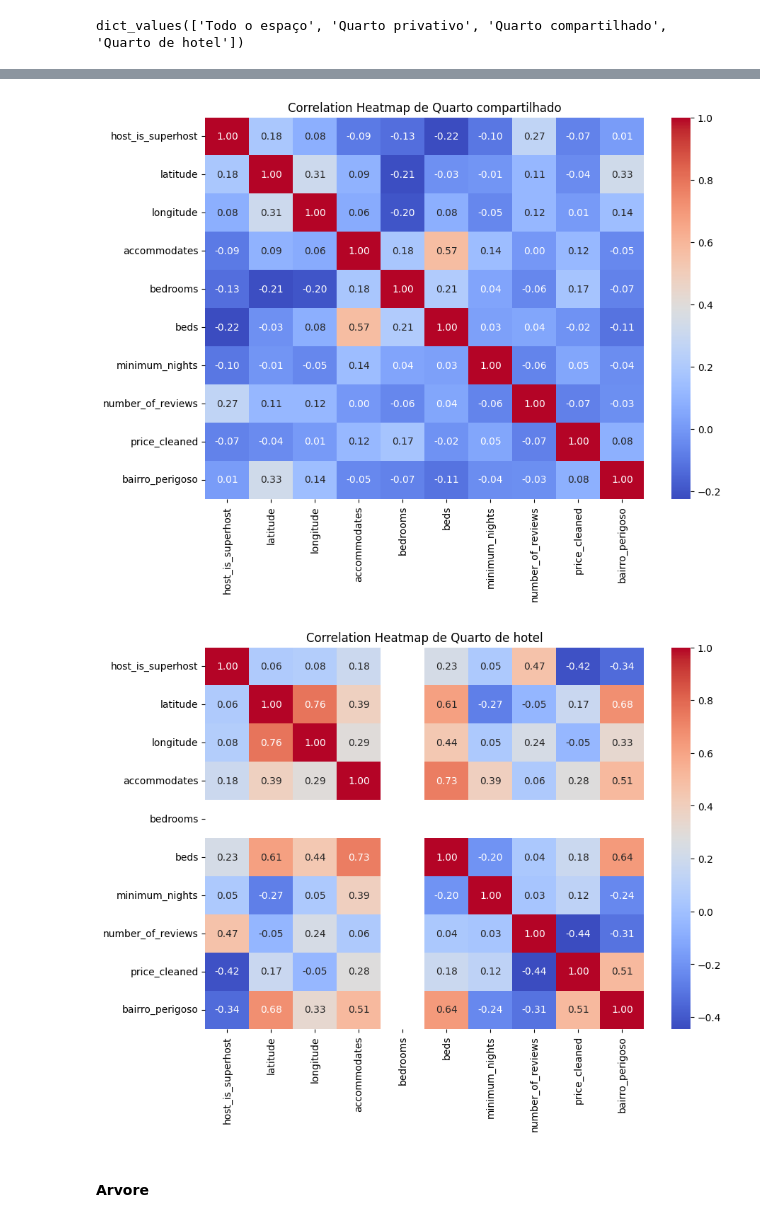
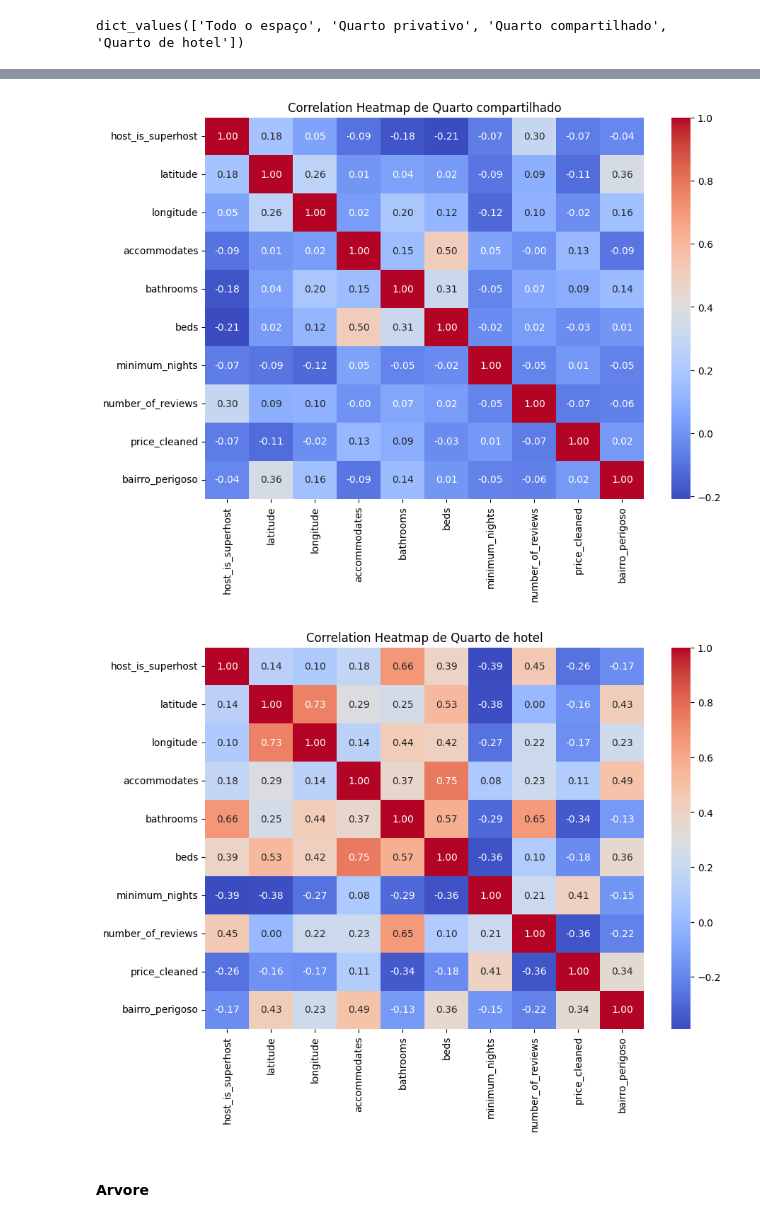
Before and after one commit to AlbertButzke/Air-BnB, a Jupyter notebook: notebooks/01_rio_de_janeiro_analysis.ipynb, the cells around one changed output, grey strips where cells are left out. Drawn from its saved outputs; the diff is of its cells as text; code cells hidden in the pictures.

```diff
--- a/notebooks/01_rio_de_janeiro_analysis.ipynb
+++ b/notebooks/01_rio_de_janeiro_analysis.ipynb
@@ -901,7 +1218,7 @@ one_hot = enc.transform(df_arvore_regressora[['room_type']]).toarray()
 df_arvore_regressora[['Quarto compartilhado', 'Quarto privativo', 'Todo o espaço', 'Quarto de hotel']] = one_hot
 # %%
 cat_cols = ['host_is_superhost', 'bairro_perigoso', 'room_type']
-num_cols = ['latitude', 'longitude', 'accommodates', 'bedrooms', 'beds', 'minimum_nights', 'number_of_reviews']#, 'bathrooms' , 'len_description', 'len_name']
+num_cols = ['latitude', 'longitude', 'accommodates', 'bathrooms', 'beds', 'minimum_nights', 'number_of_reviews']#, 'bedrooms' , 'len_description', 'len_name']
 # %%
 corr = df_arvore_regressora[[
     'host_is_superhost', 'latitude', 'longitude', 'accommodates',
@@ -1132,7 +1449,7 @@ one_hot = enc.transform(df_lasso[['room_type']]).toarray()
 df_lasso[['Quarto compartilhado', 'Quarto privativo', 'Todo o espaço', 'Quarto de Hotel']] = one_hot
 # %%
 cat_cols = ['host_is_superhost', 'bairro_perigoso', 'Todo o espaço', 'Quarto privativo', 'Quarto compartilhado', 'Quarto de Hotel']
-num_cols = ['accommodates', 'bedrooms', 'beds', 'number_of_reviews'] #, 'review_scores_rating', 'bathrooms', 'len_description', 'len_name'
+num_cols = ['accommodates', 'bathrooms', 'beds', 'number_of_reviews'] #, 'review_scores_rating', 'bedrooms', 'len_description', 'len_name'
 # %%
 X = df_lasso.drop(columns=['price_cleaned'])
 y = df_lasso['price_cleaned'].values
@@ -1202,9 +1519,9 @@ dfs_por_bairro = {
 plt.figure(figsize=(10, 7))
 corr = dfs_por_bairro[0][[
     'host_is_superhost', 'latitude', 'longitude', 'accommodates',
-    'bedrooms', 'beds', 'minimum_nights', 'number_of_reviews',
+    'bathrooms', 'beds', 'minimum_nights', 'number_of_reviews',
     'price_cleaned', 'len_description', 'len_name'
-    # 'Todo o espaço', 'Quarto privativo', 'Quarto compartilhado' , 'review_scores_rating', 'bathrooms',
+    # 'Todo o espaço', 'Quarto privativo', 'Quarto compartilhado' , 'review_scores_rating', 'bedrooms',
     ]].dropna().corr()
 
 sns.heatmap(corr, annot=True, cmap='coolwarm', fmt='.2f')
@@ -1213,9 +1530,9 @@ plt.show()
 
 corr = dfs_por_bairro[1][[
     'host_is_superhost', 'latitude', 'longitude', 'accommodates',
-    'bedrooms', 'beds', 'minimum_nights', 'number_of_reviews',
+    'bathrooms', 'beds', 'minimum_nights', 'number_of_reviews',
     'price_cleaned', 'len_description', 'len_name'
-    # 'Todo o espaço', 'Quarto privativo', 'Quarto compartilhado', 'review_scores_rating', 'bathrooms',
+    # 'Todo o espaço', 'Quarto privativo', 'Quarto compartilhado', 'review_scores_rating', 'bedrooms',
     ]].dropna().corr()
 
 plt.figure(figsize=(10, 7))
@@ -1228,6 +1545,6 @@ plt.show()
 # %%
 cat_cols = ['host_is_superhost']#, 'Todo o espaço', 'Quarto privativo', 'Quarto compartilhado']
-num_cols = ['latitude', 'longitude', 'accommodates', 'bedrooms', 'beds', 'number_of_reviews'] # 'bathrooms', 'len_description', 'len_name', 'review_scores_rating'
+num_cols = ['latitude', 'longitude', 'accommodates', 'bathrooms', 'beds', 'number_of_reviews'] # 'bedrooms', 'len_description', 'len_name', 'review_scores_rating'
 # %%
 for bairro, dfs_escolhido in dfs_por_bairro.items():
     print("Seguro" if bairro == 0 else "Perigoso")
@@ -1502,9 +1814,9 @@ for room in room_trad.values():
     plt.figure(figsize=(10, 7))
     corr = dfs_por_quartos[room][[
         'host_is_superhost', 'latitude', 'longitude', 'accommodates',
-        'bedrooms', 'beds', 'minimum_nights', 'number_of_reviews',
+        'bathrooms', 'beds', 'minimum_nights', 'number_of_reviews',
         'price_cleaned', 'bairro_perigoso' #, 'len_description', 'len_name'
-        # 'Todo o espaço', 'Quarto privativo', 'Quarto compartilhado', 'review_scores_rating', 'bathrooms',
+        # 'Todo o espaço', 'Quarto privativo', 'Quarto compartilhado', 'review_scores_rating', 'bedrooms',
         ]].dropna().corr()
 
     sns.heatmap(corr, annot=True, cmap='coolwarm', fmt='.2f')
@@ -1516,5 +1828,5 @@ for room in room_trad.values():
-[figure, old version]
+[figure, new version]
-[figure, old version]
+[figure, new version]
 # %% [markdown]
 #### Arvore
 # %%
```
Also changed, not shown: parts of 72 cells of this notebook.
